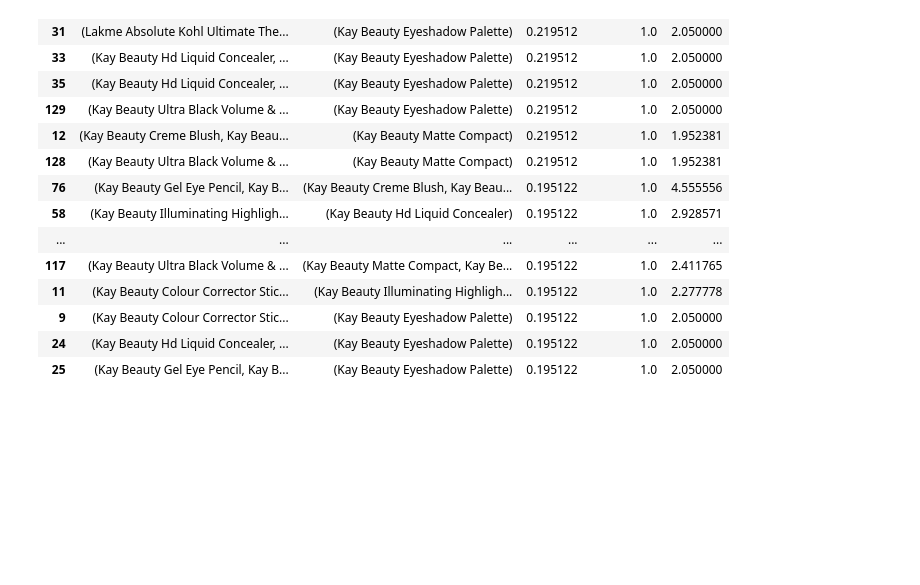
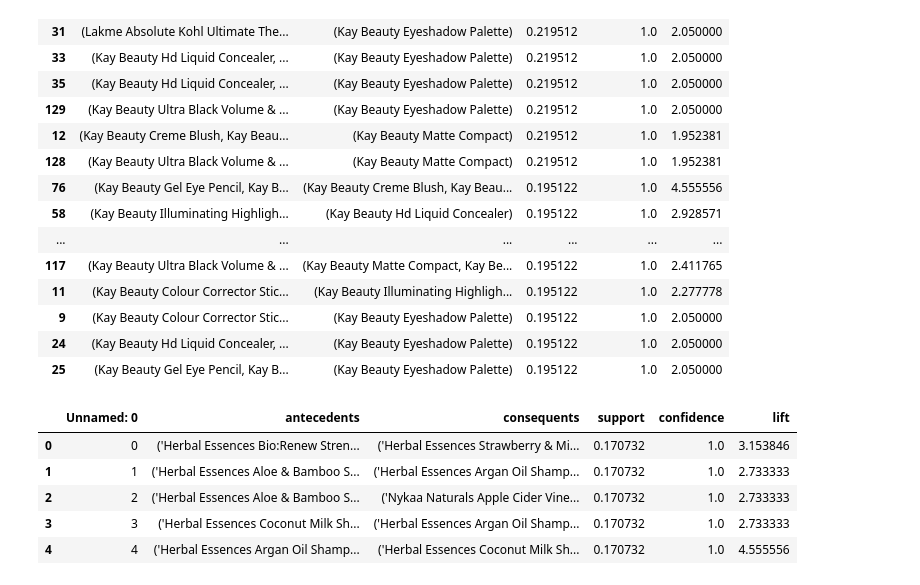
Before and after one commit to rfdharma/Association_Rule---Market-Basket-Analysis---Apriori, a Jupyter notebook: Skincare_Review/2/model_skincare_nyka.ipynb, the cells around one changed output. Saved outputs shown, nothing was run; the diff lists cells and outputs as text; code cells hidden in the pictures; blank space fills up the shorter version.

```diff
--- a/Skincare_Review/2/model_skincare_nyka.ipynb
+++ b/Skincare_Review/2/model_skincare_nyka.ipynb
@@ -291,3 +291,14 @@ plt.grid()
 plt.axis('off')
 plt.tight_layout()
 plt.show()
+# %%
+rules.to_csv('result_rules.csv')
+
+rule = pd.read_csv('result_rules.csv',sep=',')
+# %% [output]
+|  | Unnamed: 0 | antecedents | consequents | support | confidence | lift |
+| 0 | 0 | ('Herbal Essences Bio:Renew Stren... | ('Herbal Essences Strawberry & Mi... | 0.170732 | 1.0 | 3.153846 |
+| 1 | 1 | ('Herbal Essences Aloe & Bamboo S... | ('Herbal Essences Argan Oil Shamp... | 0.170732 | 1.0 | 2.733333 |
+| 2 | 2 | ('Herbal Essences Aloe & Bamboo S... | ('Nykaa Naturals Apple Cider Vine... | 0.170732 | 1.0 | 2.733333 |
+| 3 | 3 | ('Herbal Essences Coconut Milk Sh... | ('Herbal Essences Argan Oil Shamp... | 0.170732 | 1.0 | 2.733333 |
+| 4 | 4 | ('Herbal Essences Argan Oil Shamp... | ('Herbal Essences Coconut Milk Sh... | 0.170732 | 1.0 | 4.555556 |
```
Also changed, not shown: parts of 5 cells of this notebook, 1 other file.
